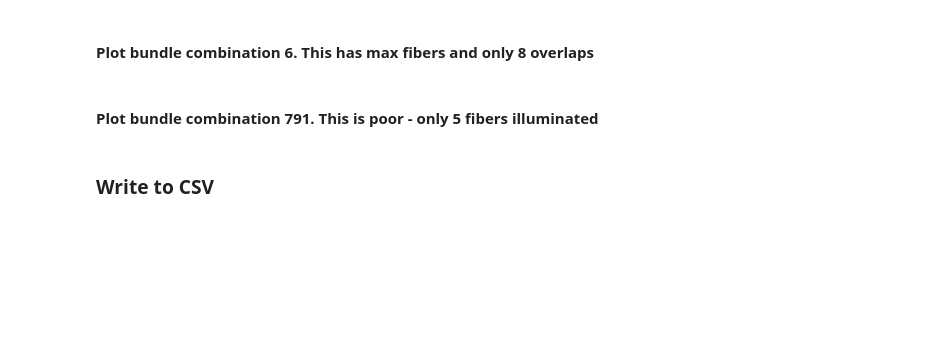
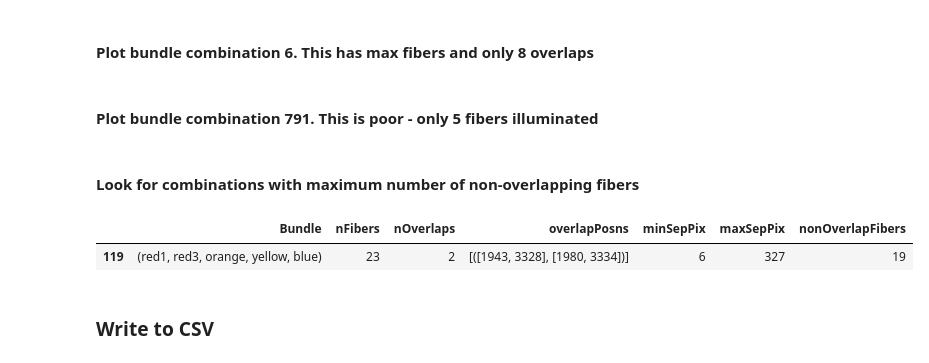
Before and after one commit to Subaru-PFS/dev_2ddrp, a Jupyter notebook: notebooks/ComputeFiberConfigurations.ipynb, the cells around one changed output. Cells and saved outputs as stored; diff of their text form; code cells hidden in the pictures; blank space fills up the shorter version.

```diff
--- a/notebooks/ComputeFiberConfigurations.ipynb
+++ b/notebooks/ComputeFiberConfigurations.ipynb
@@ -168,3 +170,10 @@ plot_combo(df_sorted, 6, True)
 #### Plot bundle combination 791. This is poor - only 5 fibers illuminated
 # %%
 plot_combo(df_sorted, 791, True)
+# %% [markdown]
+#### Look for combinations with maximum number of non-overlapping fibers
+# %%
+df_sorted[df_sorted['nonOverlapFibers']> 17]
+# %% [output]
+|  | Bundle | nFibers | nOverlaps | overlapPosns | minSepPix | maxSepPix | nonOverlapFibers |
+| 119 | (red1, red3, orange, yellow, blue) | 23 | 2 | [([1943, 3328], [1980, 3334])] | 6 | 327 | 19 |
```
Also changed, not shown: parts of 4 cells of this notebook.
